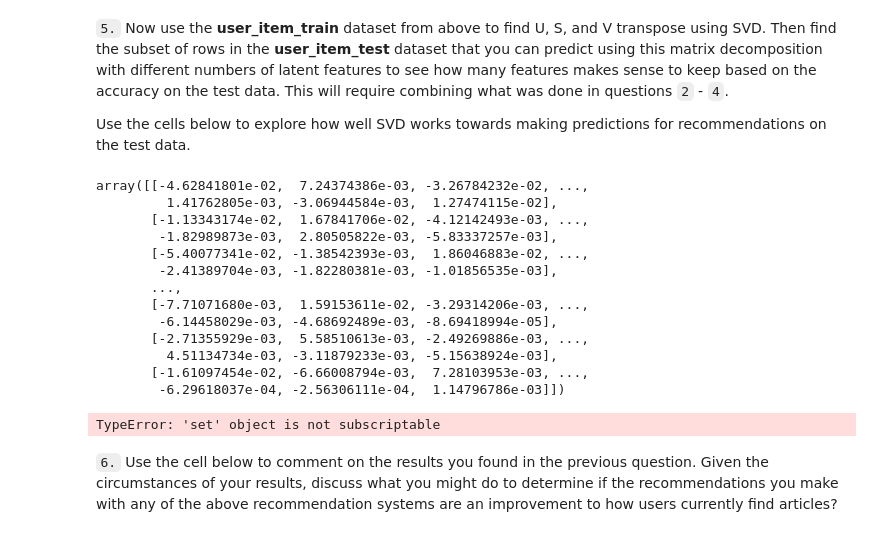
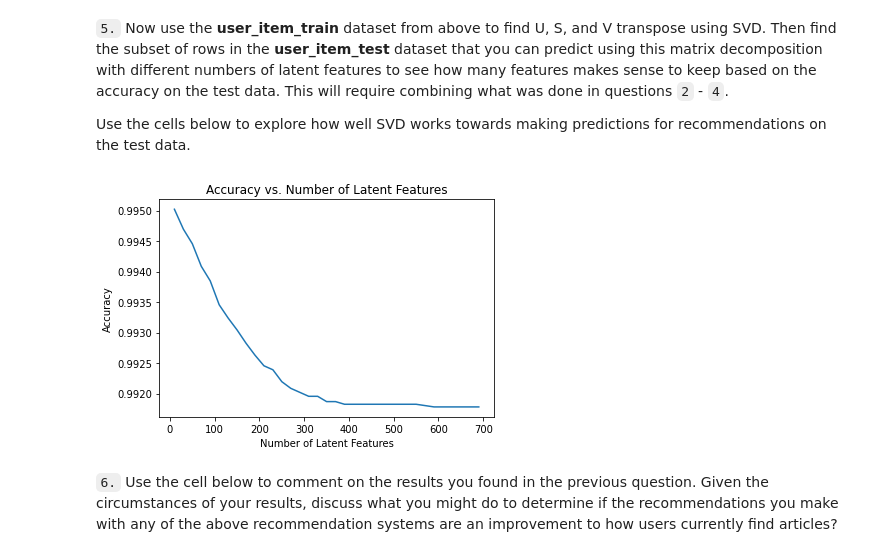
Before and after one commit to akniels/Recommendation_System, a Jupyter notebook: Recommendations_with_IBM.ipynb, the cells around one changed output. Cells and saved outputs as stored; diff of their text form; code cells hidden in the pictures.

```diff
--- a/Recommendations_with_IBM.ipynb
+++ b/Recommendations_with_IBM.ipynb
@@ -864,4 +855,6 @@ user_item_train, user_item_test, test_idx, test_arts = create_test_and_train_use
 # %%
 # len(test_idx)
 # len(test_arts)
+idx = user_item_train.index.intersection(user_item_test.index)
+idx
 # %% [output]
@@ -868,0 +864,9 @@ user_item_train, user_item_test, test_idx, test_arts = create_test_and_train_use
+# %%
+##https://www.geeksforgeeks.org/python-intersection-two-lists/
+def intersection(lst1, lst2):
+    lst3 = [value for value in lst1 if value in lst2]
+    return lst3
+
+new_list = intersection(list(user_item_train.columns) ,list(user_item_test.columns))
+
+len(new_list)
@@ -891,47 +897,31 @@ Use the cells below to explore how well SVD works towards making predictions for
 # %%
 # fit SVD on the user_item_train matrix
 u_train, s_train, vt_train = np.linalg.svd(user_item_train)
-# %%
-# Use these cells to see how well you can use the training
-# decomposition to predict on test data
-u_train.shape , s_train.shape, vt_train.shape
-u_train
-# %% [output]
-array([[-4.62841801e-02,  7.24374386e-03, -3.26784232e-02, ...,
-         1.41762805e-03, -3.06944584e-03,  1.27474115e-02],
-       [-1.13343174e-02,  1.67841706e-02, -4.12142493e-03, ...,
-        -1.82989873e-03,  2.80505822e-03, -5.83337257e-03],
-       [-5.40077341e-02, -1.38542393e-03,  1.86046883e-02, ...,
-        -2.41389704e-03, -1.82280381e-03, -1.01856535e-03],
-       ...,
-       [-7.71071680e-03,  1.59153611e-02, -3.29314206e-03, ...,
-        -6.14458029e-03, -4.68692489e-03, -8.69418994e-05],
-       [-2.71355929e-03,  5.58510613e-03, -2.49269886e-03, ...,
-         4.51134734e-03, -3.11879233e-03, -5.15638924e-03],
-       [-1.61097454e-02, -6.66008794e-03,  7.28103953e-03, ...,
-        -6.29618037e-04, -2.56306111e-04,  1.14796786e-03]])
 # %%
 num_latent_feats = np.arange(10,700+10,20)
 sum_errs = []
 
 for k in num_latent_feats:
     # restructure with k latent features
-    s_new, u_new, vt_new = np.diag(test_idx[:k]), u_train[:, :k], test_arts[:k, :]
+    s_new, u_new, vt_new = np.diag(s_train[:k]), u_train[:, :k], vt_train[:k, :]
+    u_test = u_train[idx-1, :]
+    vt_test = vt_train[:, :len(new_list)]
+    u_t, vt_t = u_test[:, :k], vt_test[:k, :]
 
     # take dot product
-    user_item_est = np.around(np.dot(np.dot(u_new, s_new), vt_new))
+    user_item_est = np.around(np.dot(np.dot(u_t, s_new), vt_t))
 
     # compute error for each prediction to actual value
-    diffs = np.subtract(user_item_test, user_item_est)
+    diffs = np.subtract(user_item_test.loc[idx], user_item_est)
 
     # total errors and keep track of them
     err = np.sum(np.sum(np.abs(diffs)))
     sum_errs.append(err)
 
 
 plt.plot(num_latent_feats, 1 - np.array(sum_errs)/df.shape[0]);
 plt.xlabel('Number of Latent Features');
 plt.ylabel('Accuracy');
 plt.title('Accuracy vs. Number of Latent Features');
 # %% [output]
-TypeError: 'set' object is not subscriptable
+[figure, added]
```
Also changed, not shown: parts of 5 cells of this notebook.
